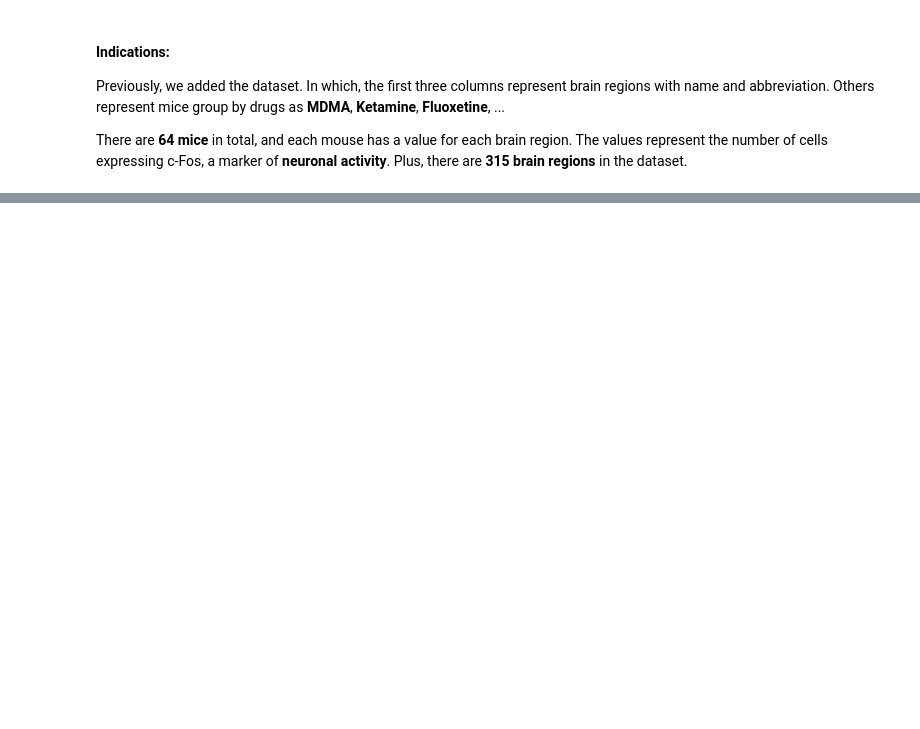
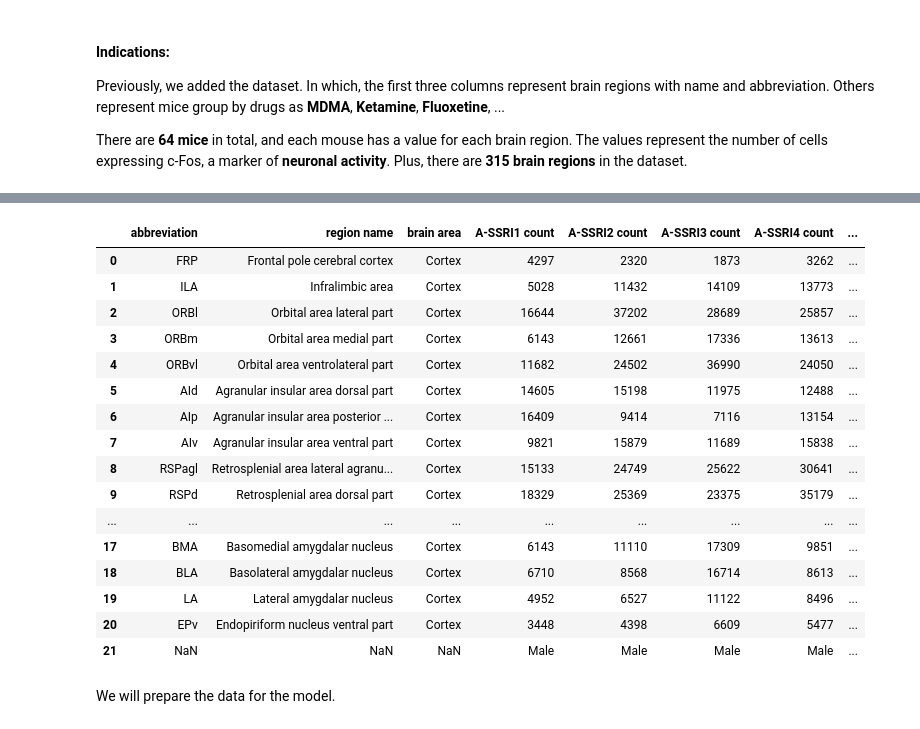
Before and after one commit to BayesianCellCounts/Bayesian-Data-Analysis-Jupiter-Notebook, a Jupyter notebook: BDAtutorial.ipynb, the cells around one changed output, grey strips where cells are left out. Saved outputs shown, nothing was run; the diff lists cells and outputs as text; code cells hidden in the pictures; blank space fills up the shorter version.

Commit message:
I recreated the Jupiter Notebook with nice vision. I'll code the model after.

```diff
--- a/BDAtutorial.ipynb
+++ b/BDAtutorial.ipynb
@@ -70,0 +78,24 @@ There are **64 mice** in total, and each mouse has a value for each brain region
+# %%
+dataset1 = pd.read_excel('data/dataset_neuroscience_1.xlsx')
+
+dataset1
+# %% [output]
+|  | abbreviation | region name | brain area | A-SSRI1 count | A-SSRI2 count | A-SSRI3 count | A-SSRI4 count | ... |
+| 0 | FRP | Frontal pole cerebral cortex | Cortex | 4297 | 2320 | 1873 | 3262 | ... |
+| 1 | ILA | Infralimbic area | Cortex | 5028 | 11432 | 14109 | 13773 | ... |
+| 2 | ORBl | Orbital area lateral part | Cortex | 16644 | 37202 | 28689 | 25857 | ... |
+| 3 | ORBm | Orbital area medial part | Cortex | 6143 | 12661 | 17336 | 13613 | ... |
+| 4 | ORBvl | Orbital area ventrolateral part | Cortex | 11682 | 24502 | 36990 | 24050 | ... |
+| 5 | AId | Agranular insular area dorsal part | Cortex | 14605 | 15198 | 11975 | 12488 | ... |
+| 6 | AIp | Agranular insular area posterior ... | Cortex | 16409 | 9414 | 7116 | 13154 | ... |
+| 7 | AIv | Agranular insular area ventral part | Cortex | 9821 | 15879 | 11689 | 15838 | ... |
+| 8 | RSPagl | Retrosplenial area lateral agranu... | Cortex | 15133 | 24749 | 25622 | 30641 | ... |
+| 9 | RSPd | Retrosplenial area dorsal part | Cortex | 18329 | 25369 | 23375 | 35179 | ... |
+| ... | ... | ... | ... | ... | ... | ... | ... | ... |
+| 17 | BMA | Basomedial amygdalar nucleus | Cortex | 6143 | 11110 | 17309 | 9851 | ... |
+| 18 | BLA | Basolateral amygdalar nucleus | Cortex | 6710 | 8568 | 16714 | 8613 | ... |
+| 19 | LA | Lateral amygdalar nucleus | Cortex | 4952 | 6527 | 11122 | 8496 | ... |
+| 20 | EPv | Endopiriform nucleus ventral part | Cortex | 3448 | 4398 | 6609 | 5477 | ... |
+| 21 | NaN | NaN | NaN | Male | Male | Male | Male | ... |
+# %% [markdown]
+We will prepare the data for the model.
```
Also changed, not shown: parts of 8 cells of this notebook, 7 other files.
